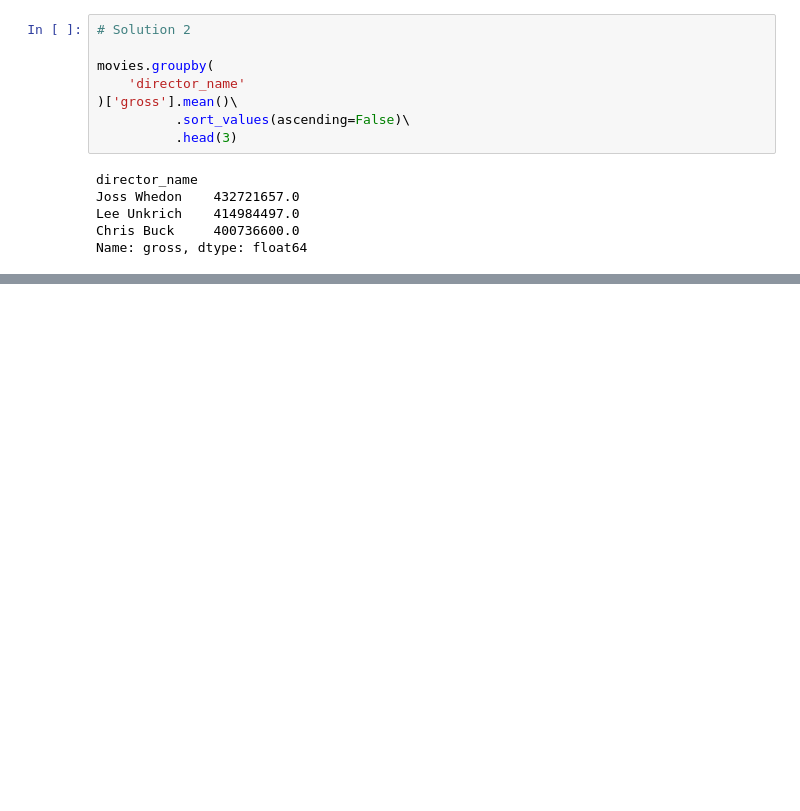
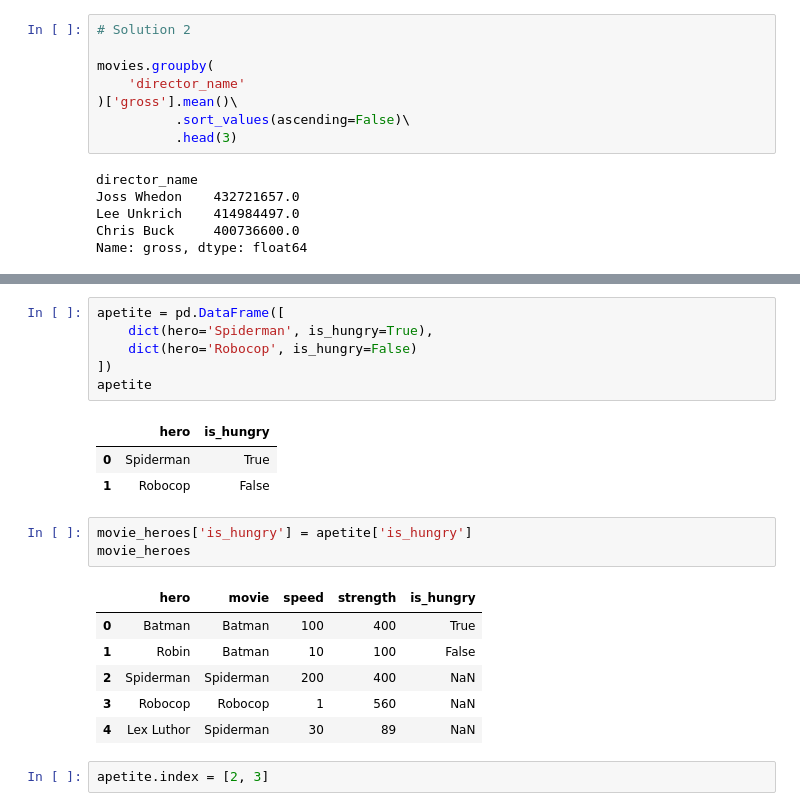
Before and after one commit to grechut/first-steps-with-pandas, a Jupyter notebook: pyconpl-workshop/first-steps-with-pandas-with-solutions.ipynb, the cells around one changed output, grey strips where cells are left out. Cells and saved outputs as stored; diff of their text form; blank space fills up the shorter version.

Commit message:
Add Index chapter

```diff
--- a/pyconpl-workshop/first-steps-with-pandas-with-solutions.ipynb
+++ b/pyconpl-workshop/first-steps-with-pandas-with-solutions.ipynb
@@ -1064,0 +1075,22 @@ Name: gross, dtype: float64
+# %%
+apetite = pd.DataFrame([
+    dict(hero='Spiderman', is_hungry=True),
+    dict(hero='Robocop', is_hungry=False)
+])
+apetite
+# %% [output]
+|  | hero | is_hungry |
+| 0 | Spiderman | True |
+| 1 | Robocop | False |
+# %%
+movie_heroes['is_hungry'] = apetite['is_hungry']
+movie_heroes
+# %% [output]
+|  | hero | movie | speed | strength | is_hungry |
+| 0 | Batman | Batman | 100 | 400 | True |
+| 1 | Robin | Batman | 10 | 100 | False |
+| 2 | Spiderman | Spiderman | 200 | 400 | NaN |
+| 3 | Robocop | Robocop | 1 | 560 | NaN |
+| 4 | Lex Luthor | Spiderman | 30 | 89 | NaN |
+# %%
+apetite.index = [2, 3]
```
Also changed, not shown: parts of 45 cells of this notebook.
